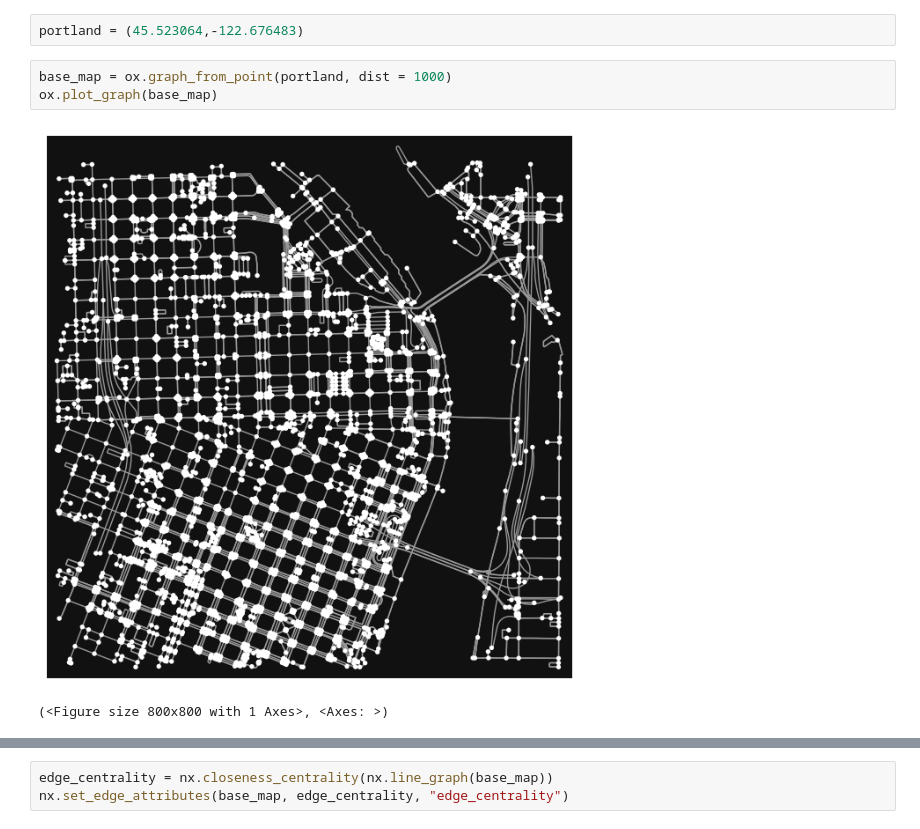
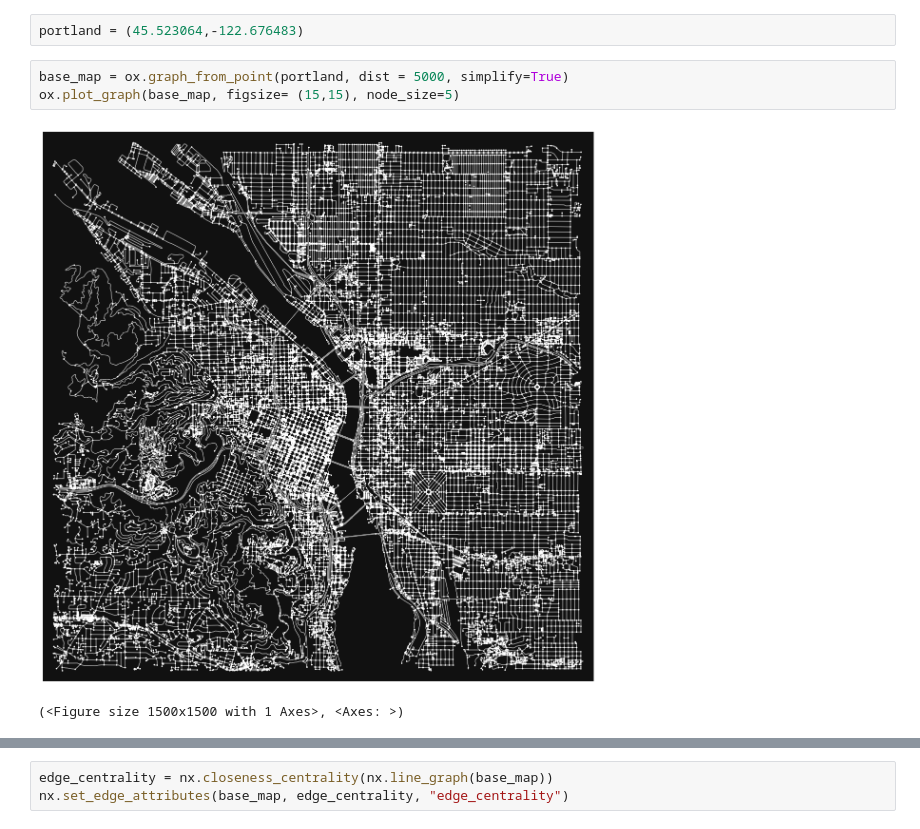
Before and after one commit to idellinger/Python-Map-Tools, a Jupyter notebook: base_map.ipynb, the cells around one changed output, grey strips where cells are left out. Cells and saved outputs as stored; diff of their text form.

```diff
--- a/base_map.ipynb
+++ b/base_map.ipynb
@@ -6,11 +6,11 @@ import matplotlib.pyplot as plt
 # %%
 portland = (45.523064,-122.676483)
 # %%
-base_map = ox.graph_from_point(portland, dist = 1000)
-ox.plot_graph(base_map)
+base_map = ox.graph_from_point(portland, dist = 5000, simplify=True)
+ox.plot_graph(base_map, figsize= (15,15), node_size=5)
 # %% [output]
-[figure, old version]
+[figure, new version]
-(<Figure size 800x800 with 1 Axes>, <Axes: >)
+(<Figure size 1500x1500 with 1 Axes>, <Axes: >)
 # %%
 base_map_proj = ox.project_graph(base_map)
 nodes_proj = ox.graph_to_gdfs(base_map_proj, edges=False)
```
Also changed, not shown: parts of 4 cells of this notebook.
